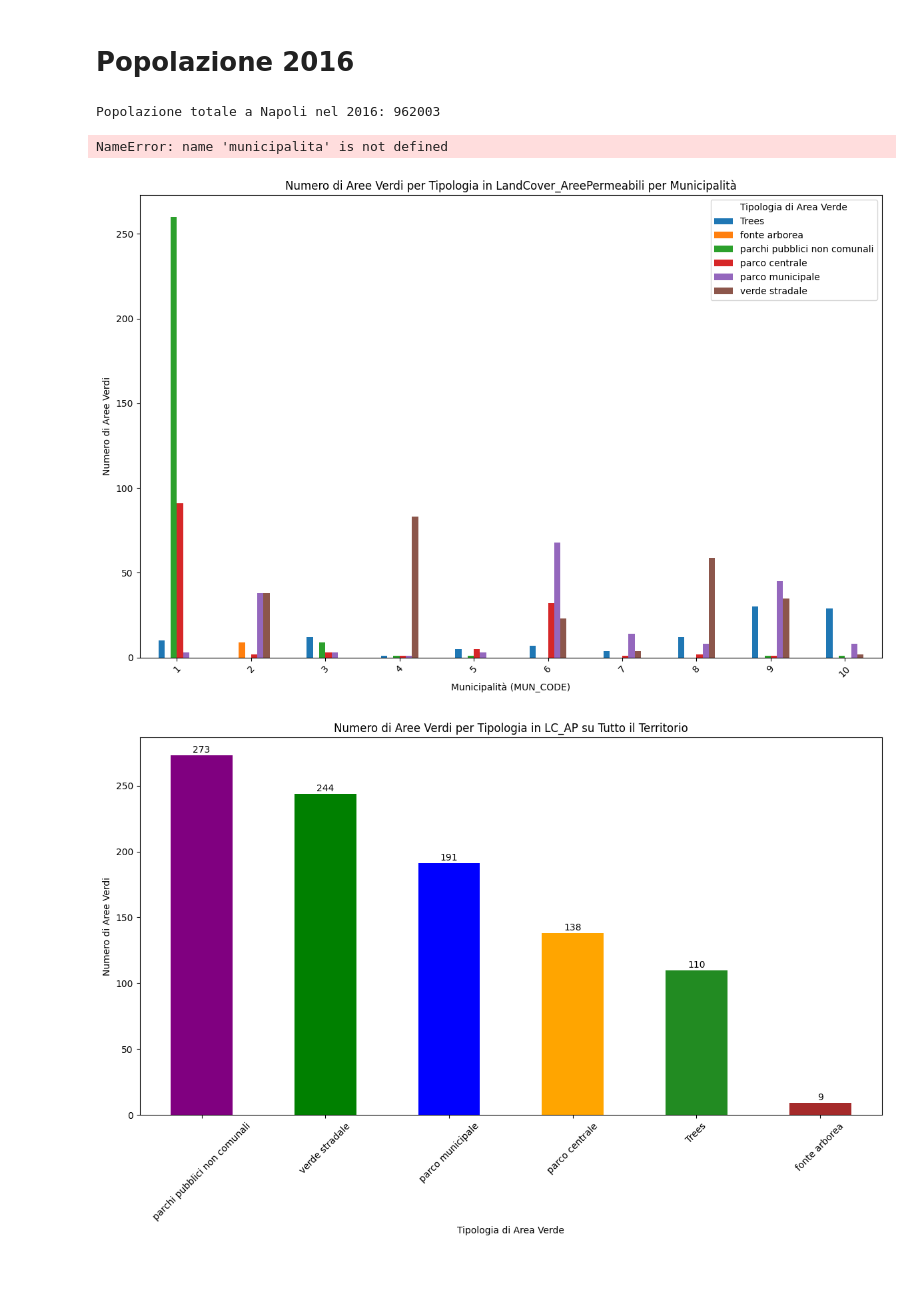
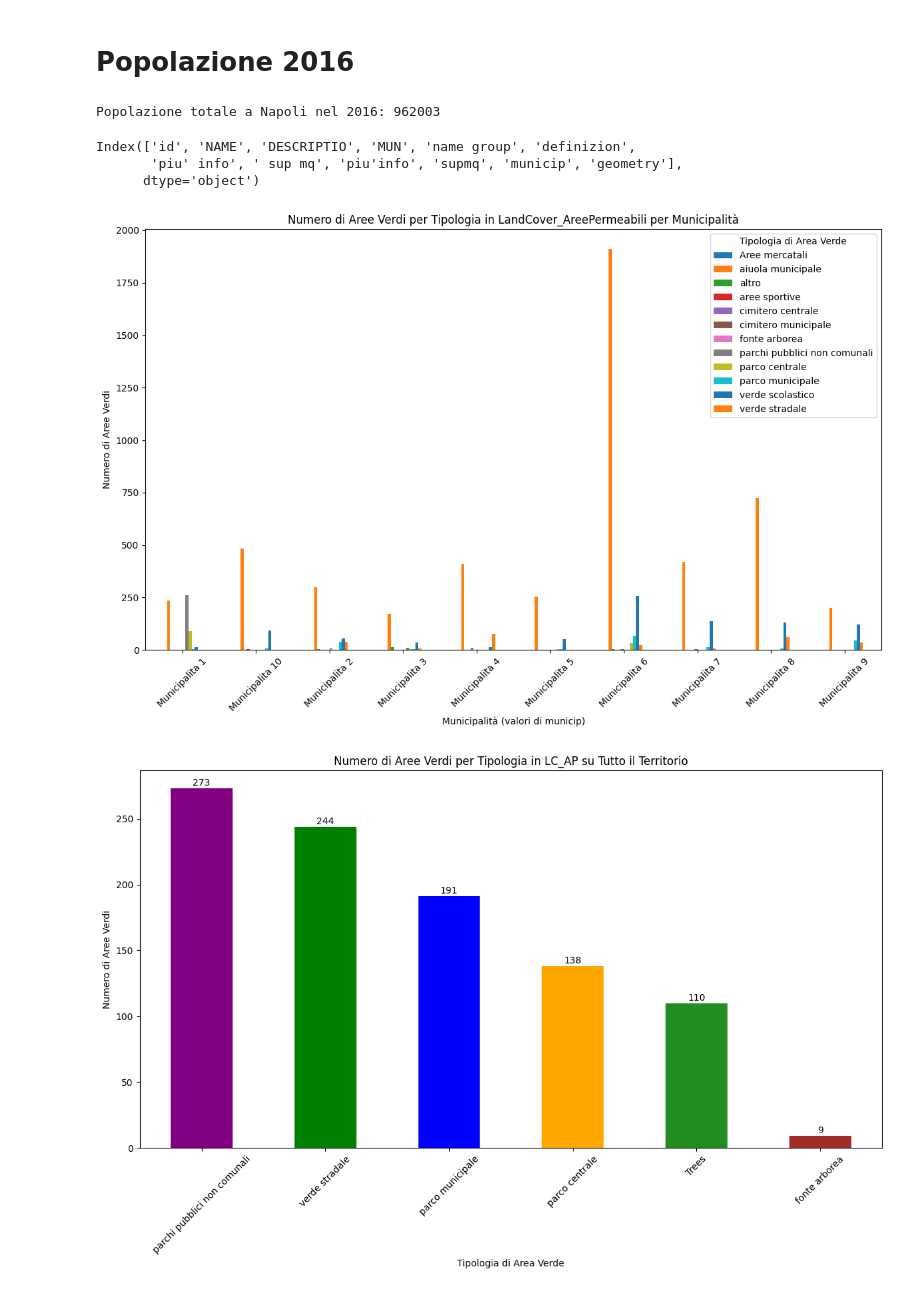
Before and after one commit to deinic/GeoCodes, a Jupyter notebook: cleanap/rifugi_climatici.ipynb, the cells around one changed output. Drawn from its saved outputs; the diff is of its cells as text; code cells hidden in the pictures.

```diff
--- a/cleanap/rifugi_climatici.ipynb
+++ b/cleanap/rifugi_climatici.ipynb
@@ -267,29 +267,39 @@ municipalita = municipalita.merge(popolazione, on="MUN_CODE", how="left")
 
 municipalita["mq_area_verde_per_abitante"] = (
     municipalita["area_lc_ap_mq"] / municipalita["popolazione_2016"]
-) * 100
+)
 
 municipalita["densita_abitativa_ab_m2"] = round(municipalita["densita_abitativa_ab_m2"], 1)
 municipalita["mq_area_verde_per_abitante"] = round(municipalita["mq_area_verde_per_abitante"], 1)
 # %% [output]
 Popolazione totale a Napoli nel 2016: 962003
-NameError: name 'municipalita' is not defined
+# %%
+import geopandas as gpd
+import pandas as pd
+import leafmap
+aree_verdi_per_municipalita = gpd.read_file("aree_verdi_mun.gpkg")
+# %%
+aree_verdi_per_municipalita.columns
+# %% [output]
+Index(['id', 'NAME', 'DESCRIPTIO', 'MUN', 'name group', 'definizion',
+       'piu' info', ' sup mq', 'piu'info', 'supmq', 'municip', 'geometry'],
+      dtype='object')
 # %%
 # conta il numero di aree verdi per tipologi in lc_ap per ogni municipalità
-aree_verdi_per_municipalita = lc_ap.groupby(["MUN_CODE", "DESCRIPTIO"]).size().reset_index(name='count')
+aree_verdi_per_municipalita = aree_verdi_per_municipalita.groupby(["municip", "DESCRIPTIO"]).size().reset_index(name='count')
 #Visualizza il numero di aree verdi per tipologia in lc_ap per ogni municipalità, visualizzando un grafico a barre a grupppi
 import matplotlib.pyplot as plt
 fig, ax = plt.subplots(figsize=(12, 8))
-aree_verdi_per_municipalita.pivot(index='MUN_CODE', columns='DESCRIPTIO', values='count').plot(kind='bar', ax=ax)
+aree_verdi_per_municipalita.pivot(index='municip', columns='DESCRIPTIO', values='count').plot(kind='bar', ax=ax)
 ax.set_title('Numero di Aree Verdi per Tipologia in LandCover_AreePermeabili per Municipalità')
-ax.set_xlabel('Municipalità (MUN_CODE)')
+ax.set_xlabel('Municipalità (valori di municip)')
 ax.set_ylabel('Numero di Aree Verdi')
 plt.xticks(rotation=45)
 plt.legend(title='Tipologia di Area Verde')
 plt.tight_layout()
 plt.show()
 # %% [output]
-[figure, old version]
+[figure, new version]
 # %%
 # visualizza su grafico barra il numero di aree verdi per tipologia in lc_ap su tutto il territorio, colora le barre in base alla tipologia, mettendo un anche il conteggio per tipologia nel grafico
 aree_verdi_totali = lc_ap['DESCRIPTIO'].value_counts()
```
Also changed, not shown: parts of 8 cells of this notebook, 4 other files.
